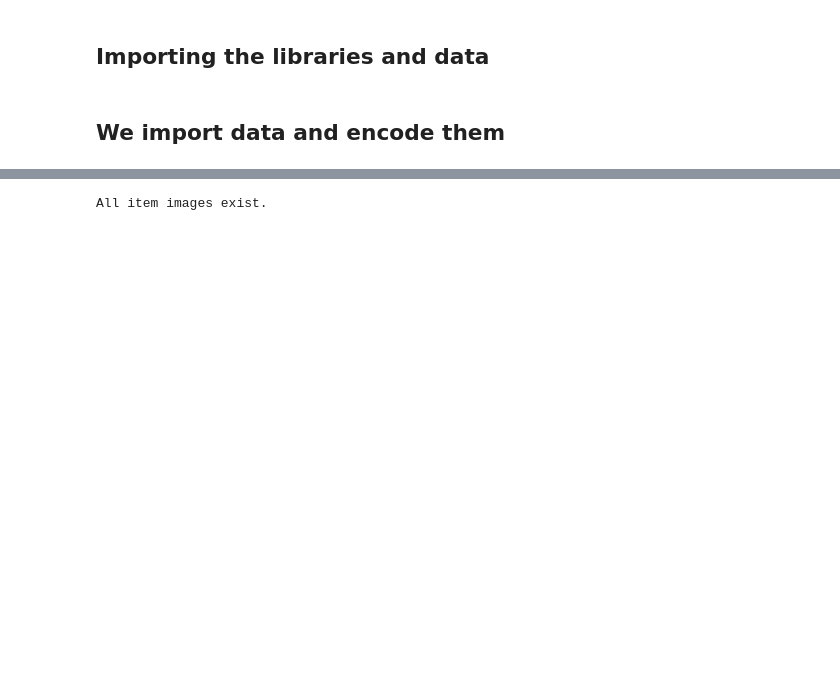
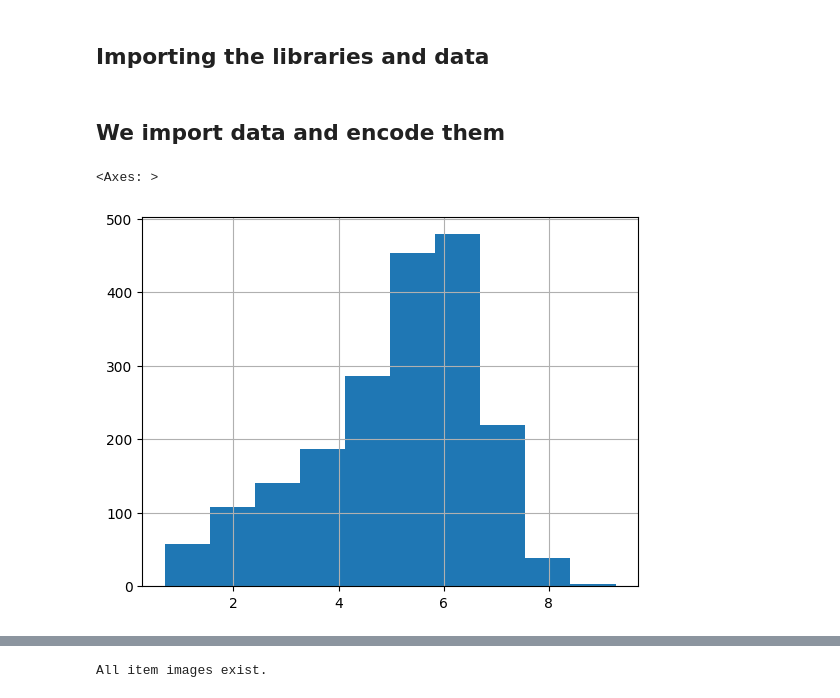
Before and after one commit to thanbskt/Recommendation_tool, a Jupyter notebook: prediction_model.ipynb, the cells around one changed output, grey strips where cells are left out. Drawn from its saved outputs; the diff is of its cells as text; code cells hidden in the pictures; blank space fills up the shorter version.

```diff
--- a/prediction_model.ipynb
+++ b/prediction_model.ipynb
@@ -44,0 +47,5 @@ df = df[["likes","items","set_id"]]
+# %%
+df['log_likes'].hist()
+# %% [output]
+<Axes: >
+[figure, added]
```
Also changed, not shown: parts of 23 cells of this notebook.
